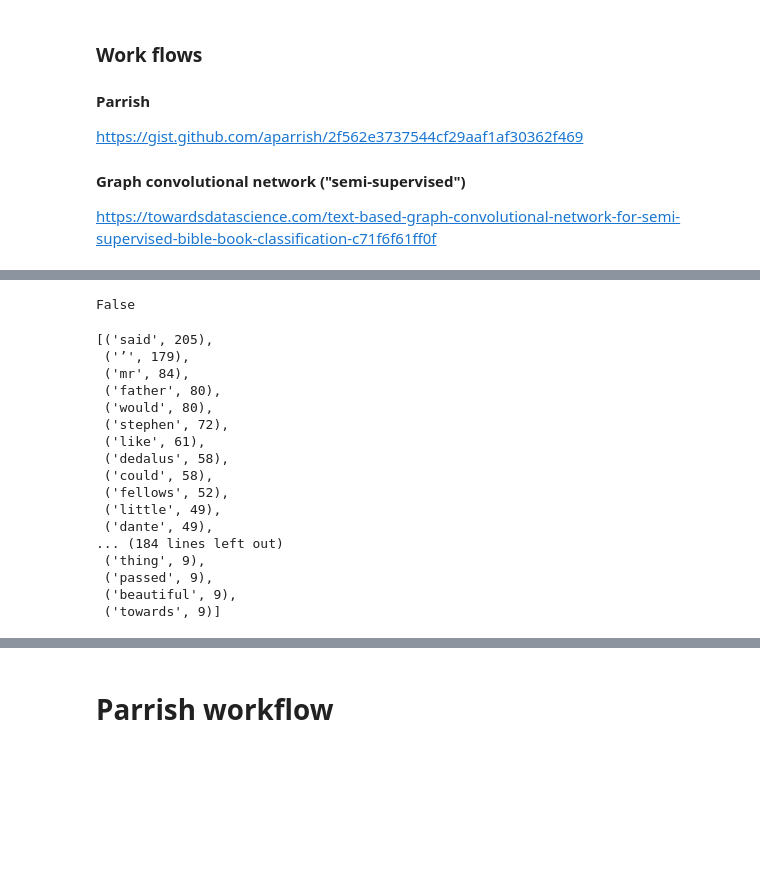
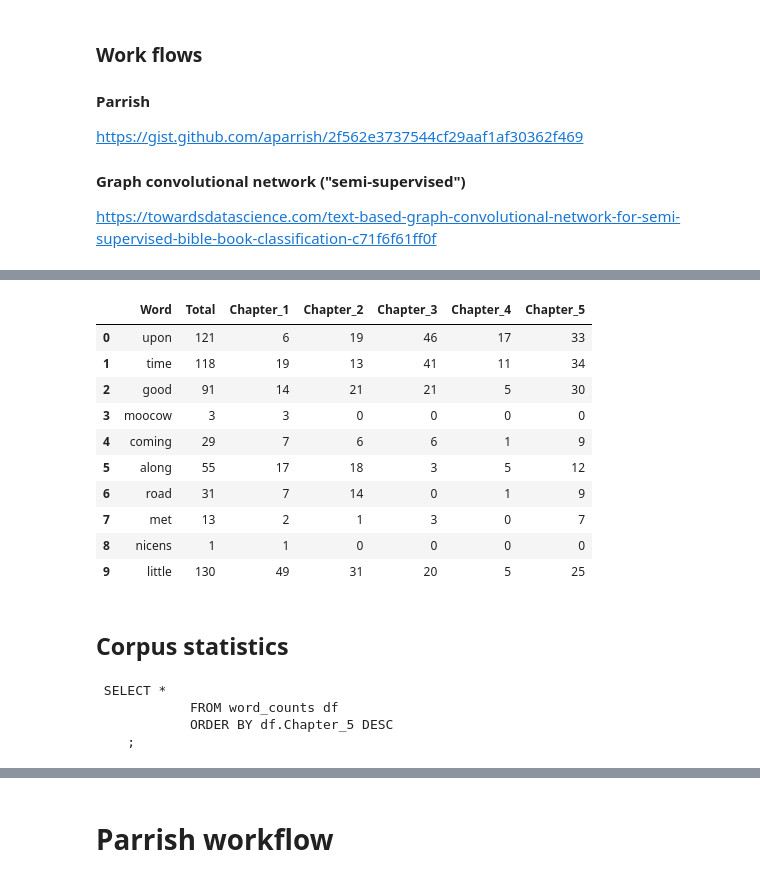
Before and after one commit to ssrosa/dsc-4-final-project-online-ds-pt-100118, a Jupyter notebook: student.ipynb, the cells around one changed output, grey strips where cells are left out. Saved outputs shown, nothing was run; the diff lists cells and outputs as text; code cells hidden in the pictures; blank space fills up the shorter version.

```diff
--- a/student.ipynb
+++ b/student.ipynb
@@ -81,4 +77,0 @@ stopped_tokens1 = [w.lower() for w in tokens1 if w.lower() not in stopwords_list
-# %%
-'he' in stopped_tokens1
-# %% [output]
-False
@@ -87,20 +77,0 @@ freqdist1 = FreqDist(stopped_tokens1)
-# %%
-freqdist1.most_common(200)
-# %% [output]
-[('said', 205),
- ('’', 179),
- ('mr', 84),
- ('father', 80),
- ('would', 80),
- ('stephen', 72),
- ('like', 61),
- ('dedalus', 58),
- ('could', 58),
- ('fellows', 52),
- ('little', 49),
- ('dante', 49),
-... (184 lines left out)
- ('thing', 9),
- ('passed', 9),
- ('beautiful', 9),
- ('towards', 9)]
@@ -106,0 +97,16 @@ freqdist1.most_common(200)
+# %%
+word_counts.head(10)
+# %% [output]
+|  | Word | Total | Chapter_1 | Chapter_2 | Chapter_3 | Chapter_4 | Chapter_5 |
+| 0 | upon | 121 | 6 | 19 | 46 | 17 | 33 |
+| 1 | time | 118 | 19 | 13 | 41 | 11 | 34 |
+| 2 | good | 91 | 14 | 21 | 21 | 5 | 30 |
+| 3 | moocow | 3 | 3 | 0 | 0 | 0 | 0 |
+| 4 | coming | 29 | 7 | 6 | 6 | 1 | 9 |
+| 5 | along | 55 | 17 | 18 | 3 | 5 | 12 |
+| 6 | road | 31 | 7 | 14 | 0 | 1 | 9 |
+| 7 | met | 13 | 2 | 1 | 3 | 0 | 7 |
+| 8 | nicens | 1 | 1 | 0 | 0 | 0 | 0 |
+| 9 | little | 130 | 49 | 31 | 20 | 5 | 25 |
+# %% [markdown]
+## Corpus statistics
@@ -106,0 +170,7 @@ freqdist1.most_common(200)
+# %%
+word_counts_ordered = word_counts_table('word_counts', 'Chapter_5')
+# %% [output]
+ SELECT *
+            FROM word_counts df
+            ORDER BY df.Chapter_5 DESC
+    ;
```
Also changed, not shown: parts of 19 cells of this notebook, 5 other files.
